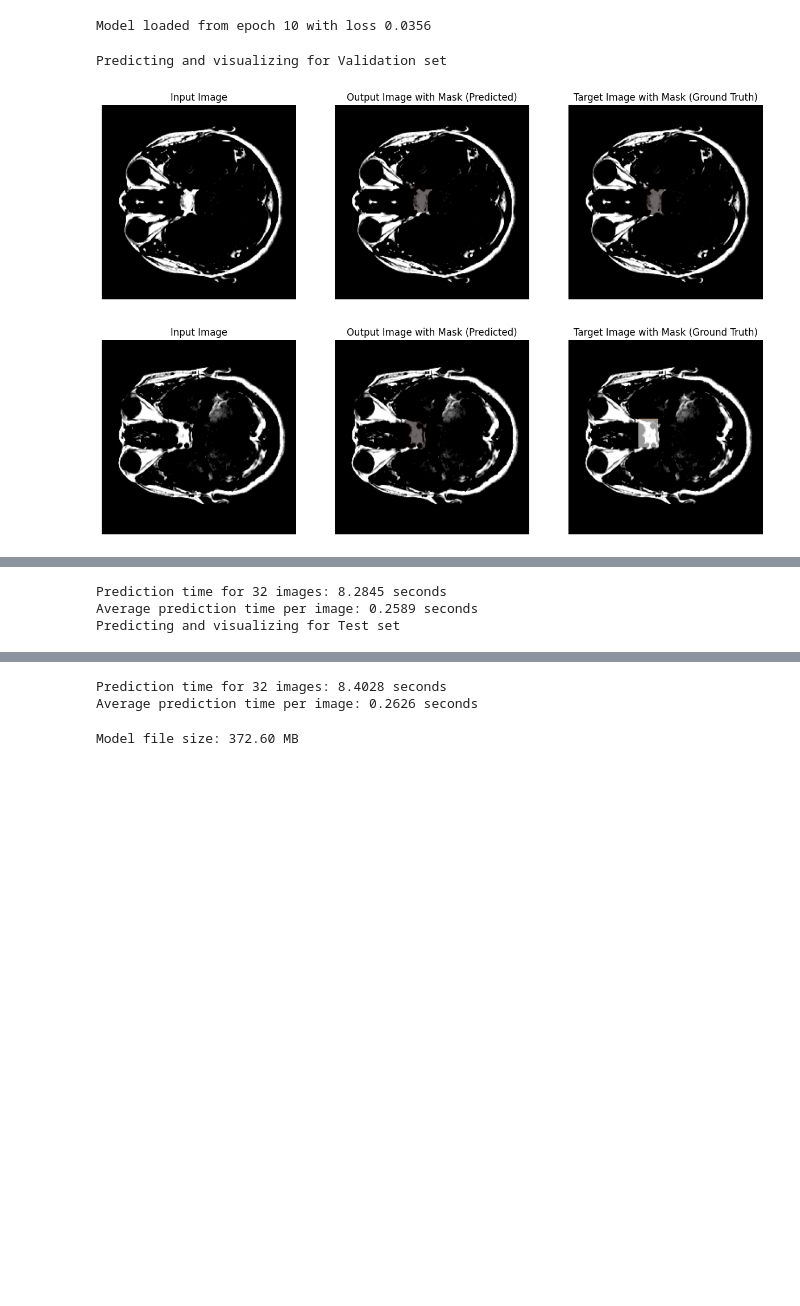
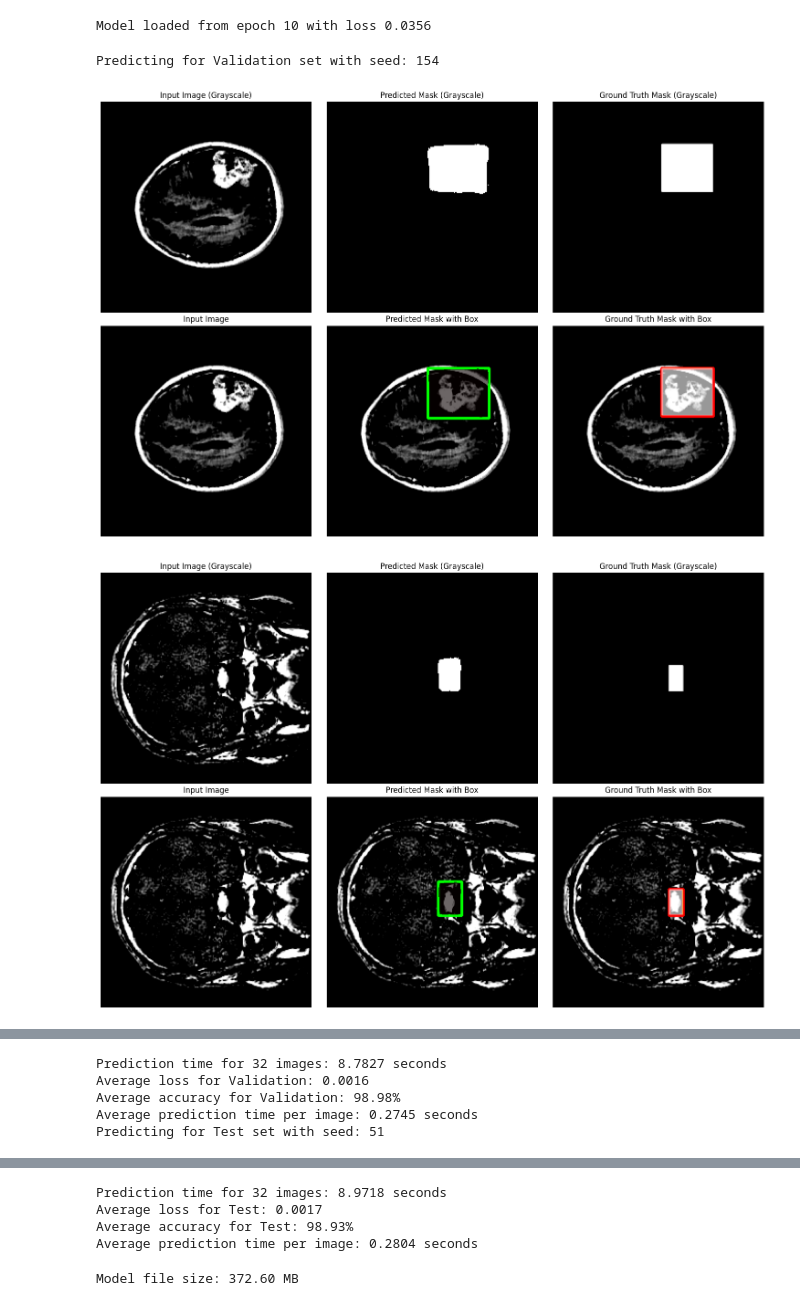
Before and after one commit to Thitatpon-Niwatwong/unet-model, a Jupyter notebook: model/brain-tumor-unet.ipynb, the cells around one changed output, grey strips where cells are left out. Drawn from its saved outputs; the diff is of its cells as text; code cells hidden in the pictures; blank space fills up the shorter version.

Commit message:
change format predict

```diff
--- a/model/brain-tumor-unet.ipynb
+++ b/model/brain-tumor-unet.ipynb
@@ -385,9 +385,7 @@ def train_one_epoch(dataloader, model, loss_fn, optimizer):
         optimizer.step()
         optimizer.zero_grad()
 
-        # Print every 100 batches
-        if i % 100 == 0:
-            print(f"Batch {i+1}/{len(dataloader)} | Running Loss: {running_loss:.4f} | Running Accuracy: {running_acc:.2f}%")
+        print(f"Batch {i + 1}/{len(dataloader)} | Running Loss: {running_loss:.4f} | Running Accuracy: {running_acc:.2f}%")
 
     # Return the epoch loss and accuracy
     epoch_loss = running_loss
@@ -484,7 +482,7 @@ model = model.to(DEVICE)
 loss_fn = nn.BCEWithLogitsLoss()
 lr = 0.0001
 optimizer = torch.optim.Adam(params=model.parameters(), lr=lr)
-checkpoint_path = f"model_checkpoint_epoch_{start_epoch}.pth"  # Path to the saved checkpoint
+checkpoint_path = f"best_model_checkpoint.pth"  # Path to the saved checkpoint
 
 # Function to load the checkpoint
 def load_checkpoint(model, optimizer, checkpoint_path):
@@ -504,7 +502,7 @@ def load_checkpoint(model, optimizer, checkpoint_path):
 start_epoch, best_loss = load_checkpoint(model, optimizer, checkpoint_path)
 
 # Set the total number of epochs for further training
-total_epochs = 10  # Number of epochs you want to train
+total_epochs = 20
 n_epochs = start_epoch + total_epochs
 
 # Training loop with checkpointing
@@ -654,8 +703,7 @@ def predict_and_visualize(loader, loader_name):
 # %%
-# Predict and visualize for both validation and test sets
-predict_and_visualize(valid_loader, "Validation")
-predict_and_visualize(test_loader, "Test")
+predict_and_visualize_with_seed(valid_loader, "Validation", model, loss_fn, seed=154)
+predict_and_visualize_with_seed(test_loader, "Test", model, loss_fn, seed=51)
 # %% [output]
-Predicting and visualizing for Validation set
+Predicting for Validation set with seed: 154
-[figure, old version]
+[figure, new version]
-[figure, old version]
+[figure, new version]
@@ -663,3 +711,5 @@ Predicting and visualizing for Validation set
-Prediction time for 32 images: 8.2845 seconds
-Average prediction time per image: 0.2589 seconds
-Predicting and visualizing for Test set
+Prediction time for 32 images: 8.7827 seconds
+Average loss for Validation: 0.0016
+Average accuracy for Validation: 98.98%
+Average prediction time per image: 0.2745 seconds
+Predicting for Test set with seed: 51
@@ -669,5 +719,7 @@ Predicting and visualizing for Test set
-Prediction time for 32 images: 8.4028 seconds
-Average prediction time per image: 0.2626 seconds
+Prediction time for 32 images: 8.9718 seconds
+Average loss for Test: 0.0017
+Average accuracy for Test: 98.93%
+Average prediction time per image: 0.2804 seconds
 # %%
 def get_model_size(checkpoint_path):
     file_size = os.path.getsize(checkpoint_path)
```
Also changed, not shown: parts of 3 cells of this notebook.
